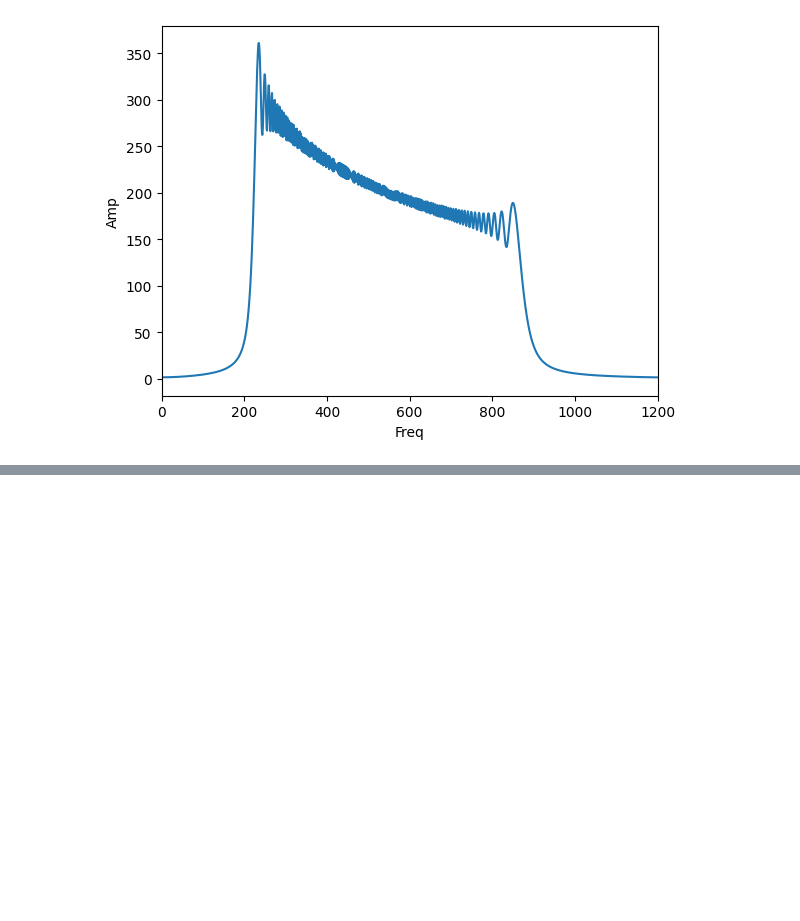
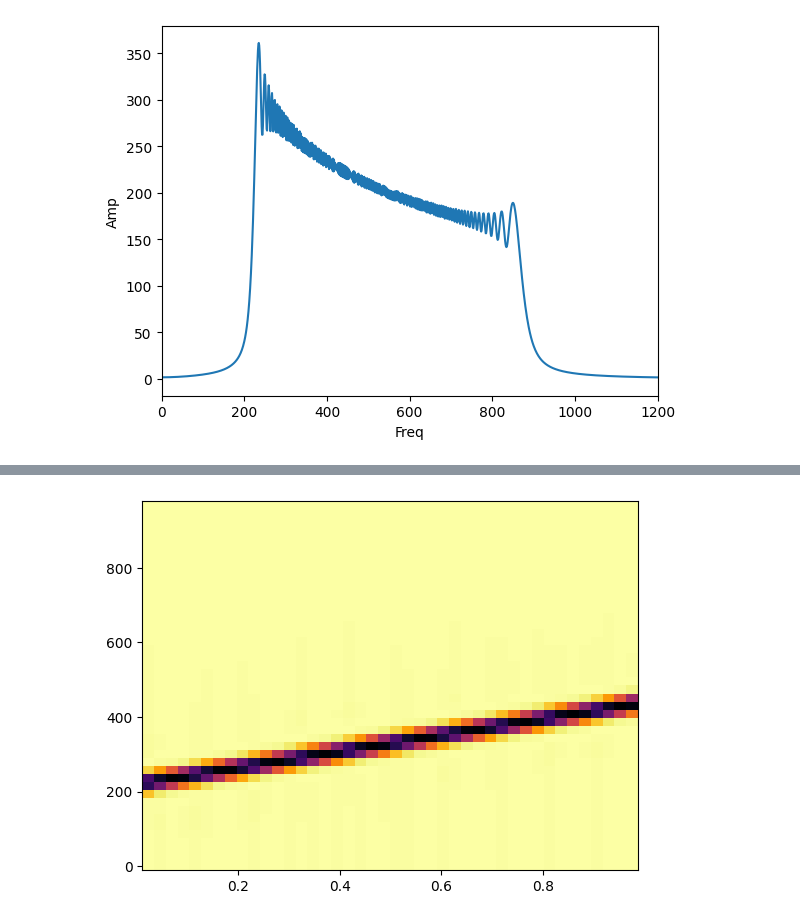
Before and after one commit to damiansp/completePython, a Jupyter notebook: dsp/3_nonperiodic_signals/03_nonperiodic_signals.ipynb, the cells around one changed output, grey strips where cells are left out. Saved outputs shown, nothing was run; the diff lists cells and outputs as text; code cells hidden in the pictures; blank space fills up the shorter version.

```diff
--- a/dsp/3_nonperiodic_signals/01_linear_chirp.ipynb
+++ b/dsp/3_nonperiodic_signals/03_nonperiodic_signals.ipynb
@@ -34,0 +49,5 @@ plt.xlim([0, 1200])
+# %%
+spectrogram = wave.make_spectrogram(seg_length=512)
+spectrogram.plot(high=1000)
+# %% [output]
+[figure, added]
```
Also changed, not shown: parts of 2 cells of this notebook.
